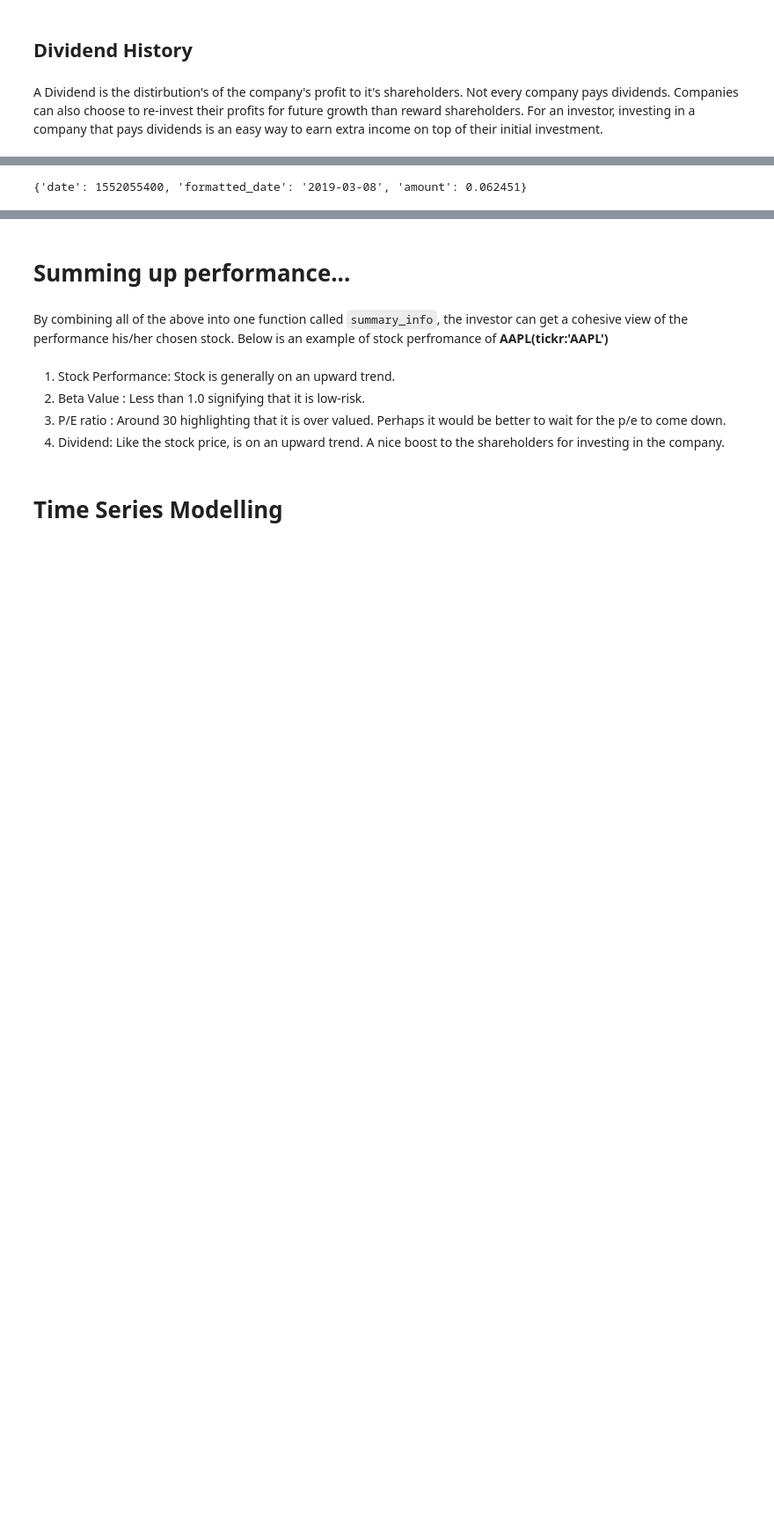
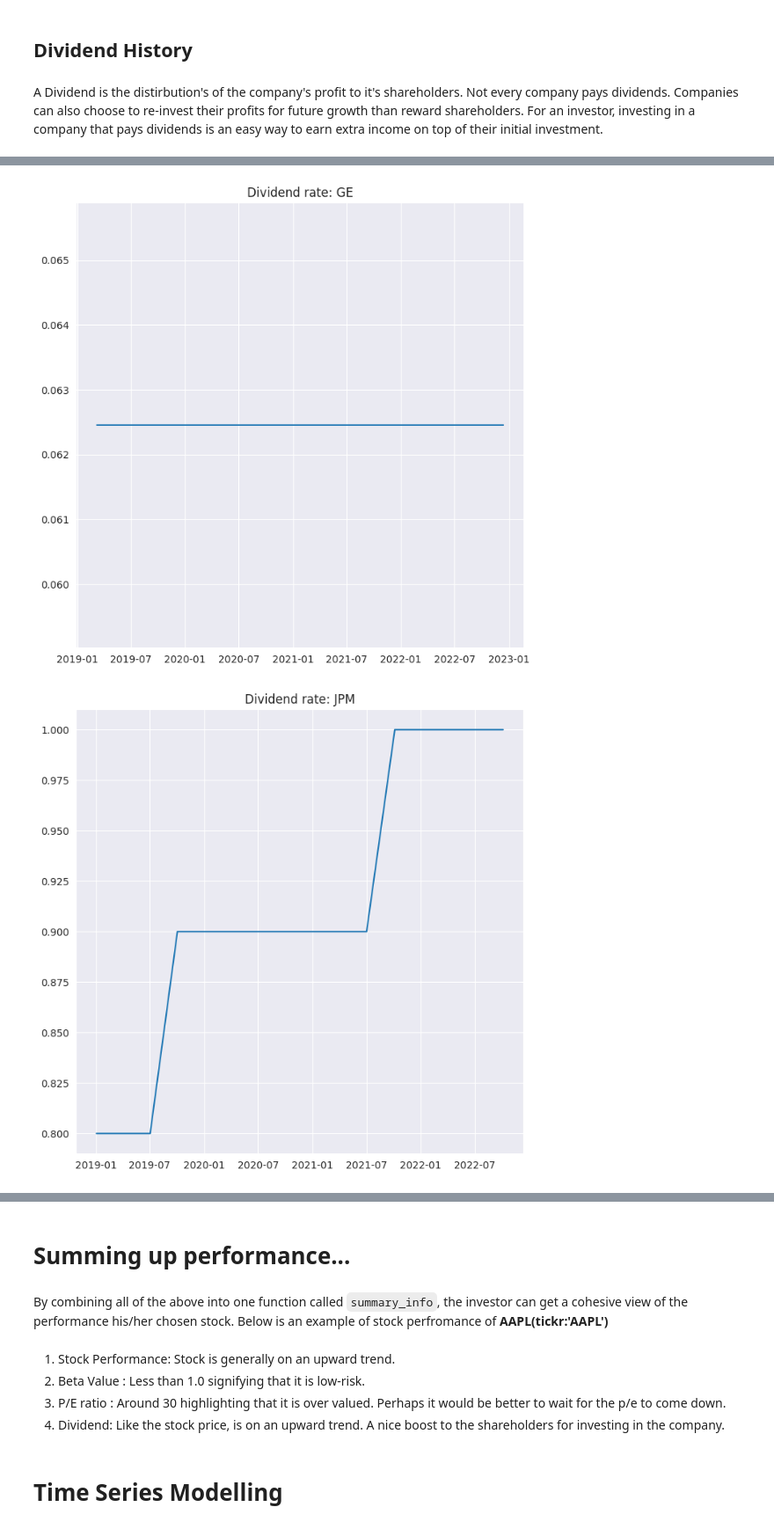
Before and after one commit to rahulakrish/portfolio_builder, a Jupyter notebook: code/new.ipynb, the cells around one changed output, grey strips where cells are left out. Shown at 88% size. Drawn from its saved outputs; the diff is of its cells as text; code cells hidden in the pictures; blank space fills up the shorter version.

```diff
--- a/code/new.ipynb
+++ b/code/new.ipynb
@@ -385,4 +361,6 @@ div
-# %%
-div['GE'][0]
-# %% [output]
-{'date': 1552055400, 'formatted_date': '2019-03-08', 'amount': 0.062451}
+# %%
+for stock in portfolio:
+  get_dividend(stock)
+# %% [output]
+[figure, added]
+[figure, added]
```
Also changed, not shown: parts of 15 cells of this notebook.
